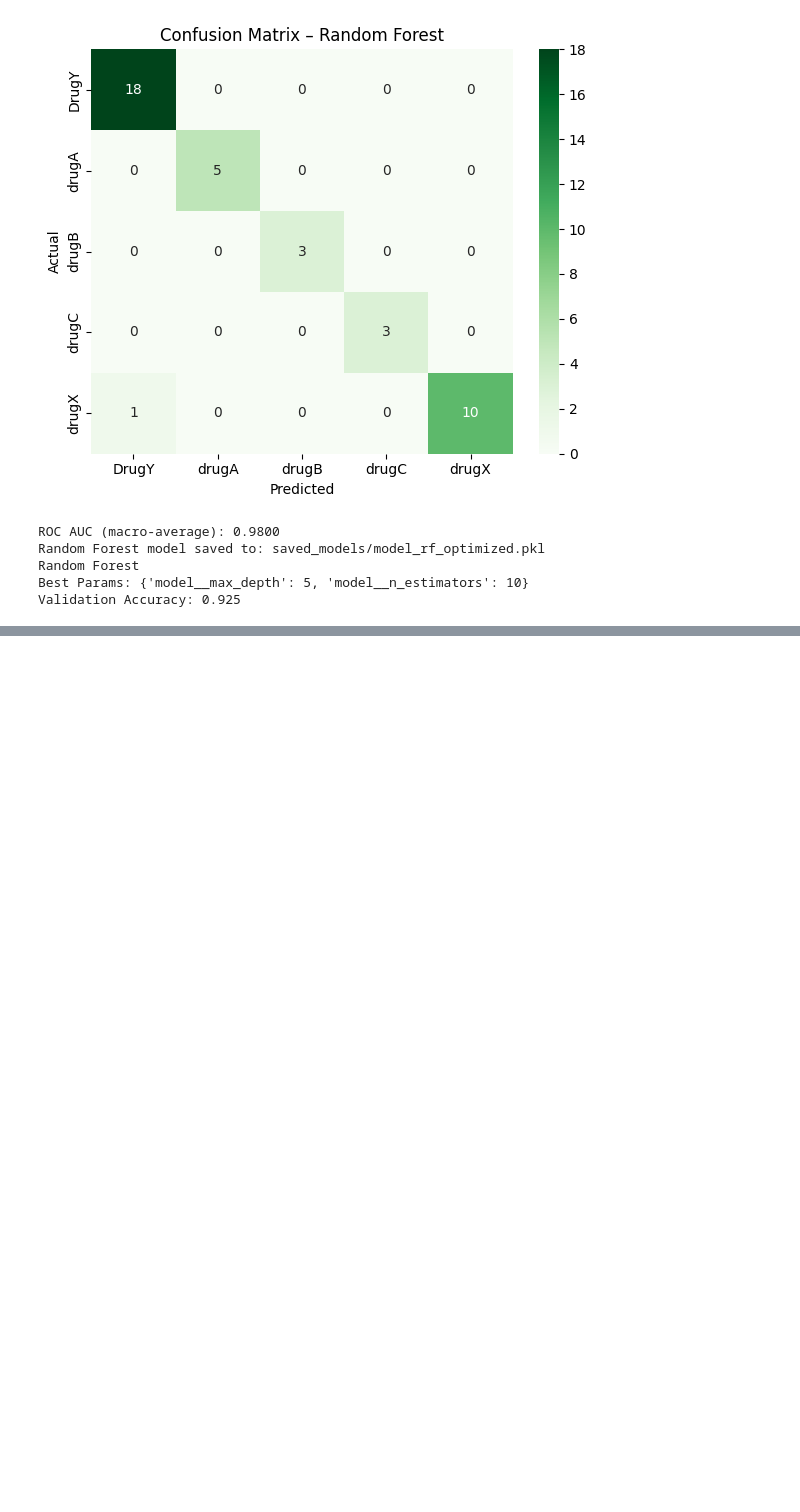
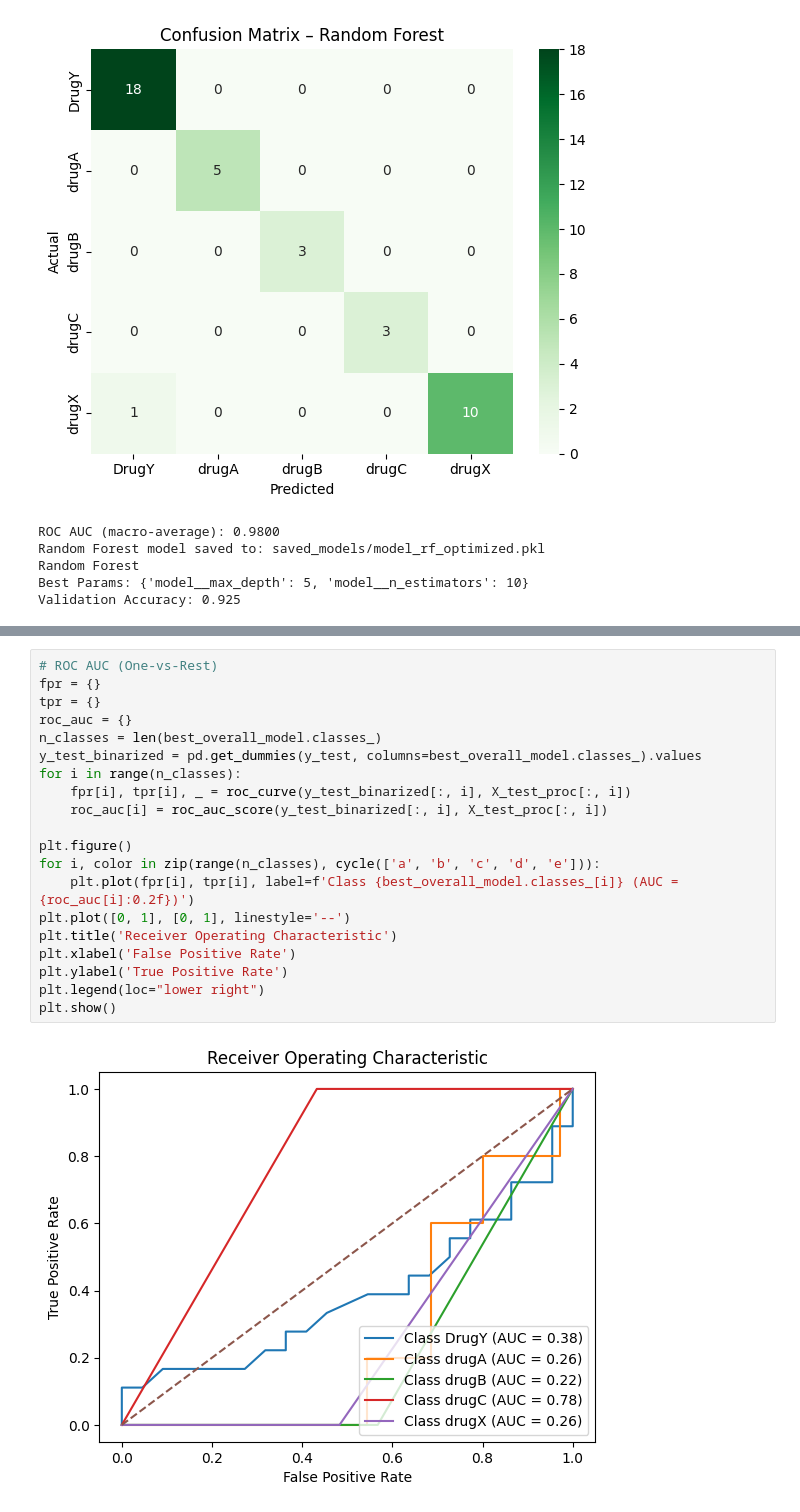
Before and after one commit to excelasaph/-Database---Prediction-Pipeline---Group-11, a Jupyter notebook: models/models_training.ipynb, the cells around one changed output, grey strips where cells are left out. Cells and saved outputs as stored; diff of their text form; blank space fills up the shorter version.

```diff
--- a/models/models_training.ipynb
+++ b/models/models_training.ipynb
@@ -485,0 +565,22 @@ Validation Accuracy: 0.8500000238418579
+# %%
+# ROC AUC (One-vs-Rest)
+fpr = {}
+tpr = {}
+roc_auc = {}
+n_classes = len(best_overall_model.classes_)
+y_test_binarized = pd.get_dummies(y_test, columns=best_overall_model.classes_).values
+for i in range(n_classes):
+    fpr[i], tpr[i], _ = roc_curve(y_test_binarized[:, i], X_test_proc[:, i])
+    roc_auc[i] = roc_auc_score(y_test_binarized[:, i], X_test_proc[:, i])
+
+plt.figure()
+for i, color in zip(range(n_classes), cycle(['a', 'b', 'c', 'd', 'e'])):
+    plt.plot(fpr[i], tpr[i], label=f'Class {best_overall_model.classes_[i]} (AUC = {roc_auc[i]:0.2f})')
+plt.plot([0, 1], [0, 1], linestyle='--')
+plt.title('Receiver Operating Characteristic')
+plt.xlabel('False Positive Rate')
+plt.ylabel('True Positive Rate')
+plt.legend(loc="lower right")
+plt.show()
+# %% [output]
+[figure, added]
```
Also changed, not shown: parts of 5 cells of this notebook, 6 other files.
